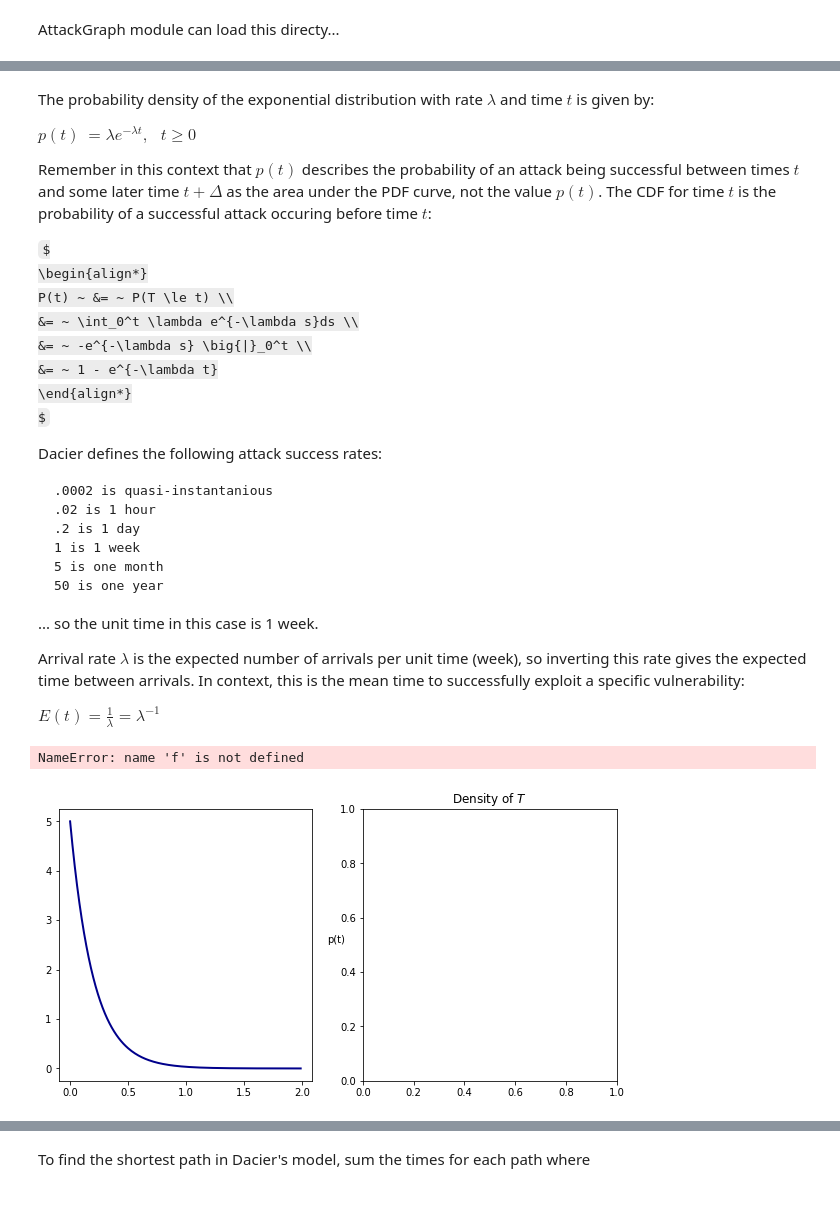
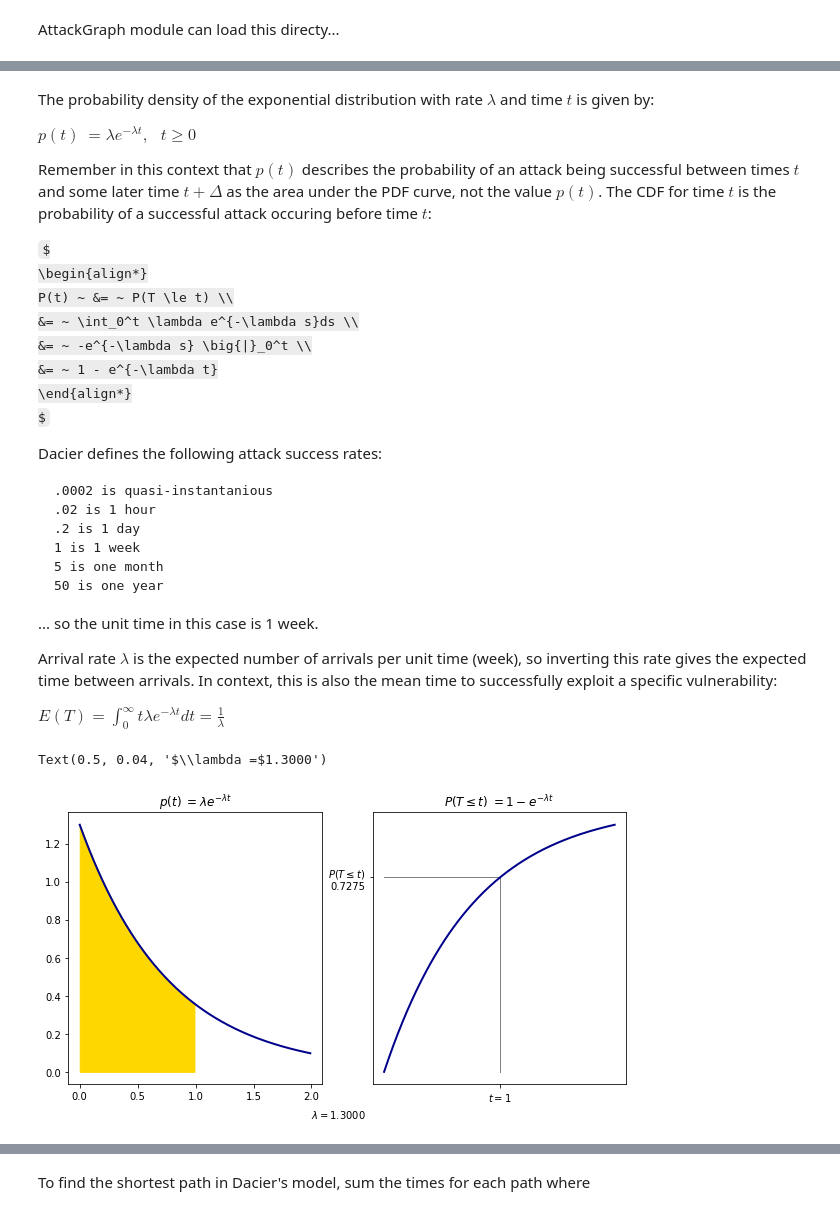
Before and after one commit to matt-smu/cat-dog, a Jupyter notebook: 001_ag_metrics.ipynb, the cells around one changed output, grey strips where cells are left out. Cells and saved outputs as stored; diff of their text form; code cells hidden in the pictures; some formulas as TeX source.

````diff
--- a/001_ag_metrics.ipynb
+++ b/001_ag_metrics.ipynb
@@ -534,31 +425,58 @@ Dacier defines the following attack success rates:
 ```
 ... so the unit time in this case is 1 week.
 
-Arrival rate $\lambda$ is the expected number of arrivals per unit time (week), so inverting this rate gives the expected time between arrivals. In context, this is the mean time to successfully exploit a specific vulnerability:
+Arrival rate $\lambda$ is the expected number of arrivals per unit time (week), so inverting this rate gives the expected time between arrivals. In context, this is also the mean time to successfully exploit a specific vulnerability:
 
-$E(t) = \frac{1}{\lambda} = \lambda^{-1}$
+$E(T) =\int_0^{\infty} t\lambda e^{-\lambda t} dt = \frac{1}{\lambda}$
+
+<!-- $E(t) = \frac{1}{\lambda} = \lambda^{-1}$ -->
-# %%
-fig, ax = plt.subplots(1, 2, figsize=(10, 5))
-
-
-lamb = 5
-t = np.arange(0, 2, 0.01)
-y_pdf = st.expon.pdf(t, scale=1/5)
-
-ax[0].plot(t, y, color='darkblue', lw=2)
-
-w = np.arange(0, 0.801, 0.01)
-ax[0].fill_between(w, f(w), color='gold')
-
-
-
-
-plt.ylabel('p(t)', rotation=False)
-plt.title('Density of $T$');
-plt.xlabel('time (in weeks)')
-# %% [output]
-NameError: name 'f' is not defined
-[figure, removed]
+# %%
+fig, ax = plt.subplots(1, 2, figsize=(10, 5))
+
+
+def f(lam, t):
+    return lam * np.exp(-1*lam * t)
+
+def P(lam, t):
+    return 1 - np.exp(-1*lam*t)
+
+
+
+# *** change lambda here ***
+lamb = 1.3
+# lamb = .75
+# lamb = 50
+# lamb = .0002
+t = np.arange(0, 2, 0.01)
+y_pdf = st.expon.pdf(t, scale=1/lamb)
+y_cdf = st.expon.cdf(t, scale=1/lamb)
+
+
+# print(f(lamb,0))
+# print(f(lamb,1))
+# print(P(lamb,1))
+
+w = np.arange(0, 1, 0.01)
+
+ax[0].plot(t, y_pdf, color='darkblue', lw=2)
+ax[0].fill_between(w, f(lamb, w),  color='gold')
+
+
+ax[1].plot([0, 1], [P(lamb, 1), P(lamb, 1)], color='grey', lw=1)
+ax[1].plot([1, 1], [0, P(lamb, 1)], color='grey', lw=1)
+ax[1].plot(t, y_cdf, color='darkblue', lw=2)
+ax[1].set_xticks([1])
+ax[1].set_xticklabels( ['$t=1$'])
+ax[1].set_yticks([P(lamb, 1)])
+ax[1].set_yticklabels( ['$P(T\leq t)$\n{0:.{1}f}'.format(P(lamb, 1), 4)])
+
+
+ax[0].title.set_text('$p(t) ~ = \lambda e^{-\lambda t}$')
+ax[1].title.set_text('$P(T \leq t) ~ =1 - e^{-\lambda t}$')
+fig.text(0.5, 0.04, '$\lambda =${0:.{1}f}'.format(lamb, 4), ha='center', va='center')
+# %% [output]
+Text(0.5, 0.04, '$\\lambda =$1.3000')
+[figure, added]
 # %%
 
 
````
Also changed, not shown: parts of 26 cells of this notebook, 2 other files.
